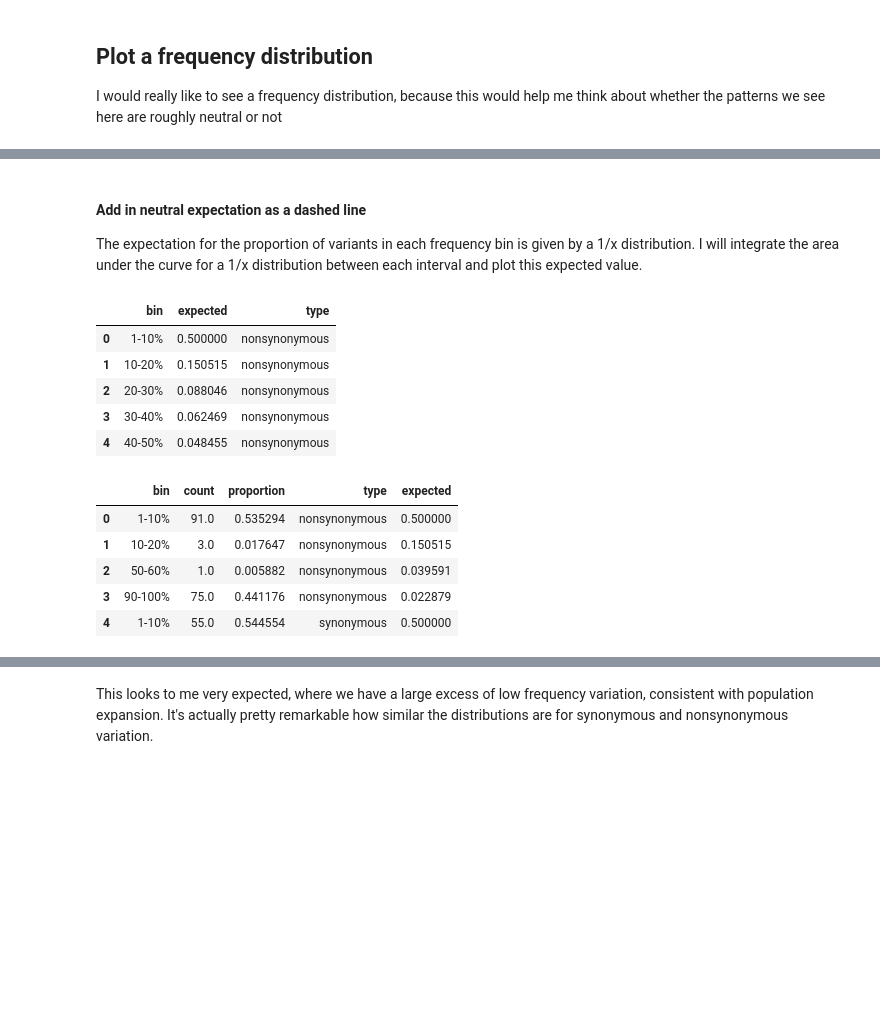
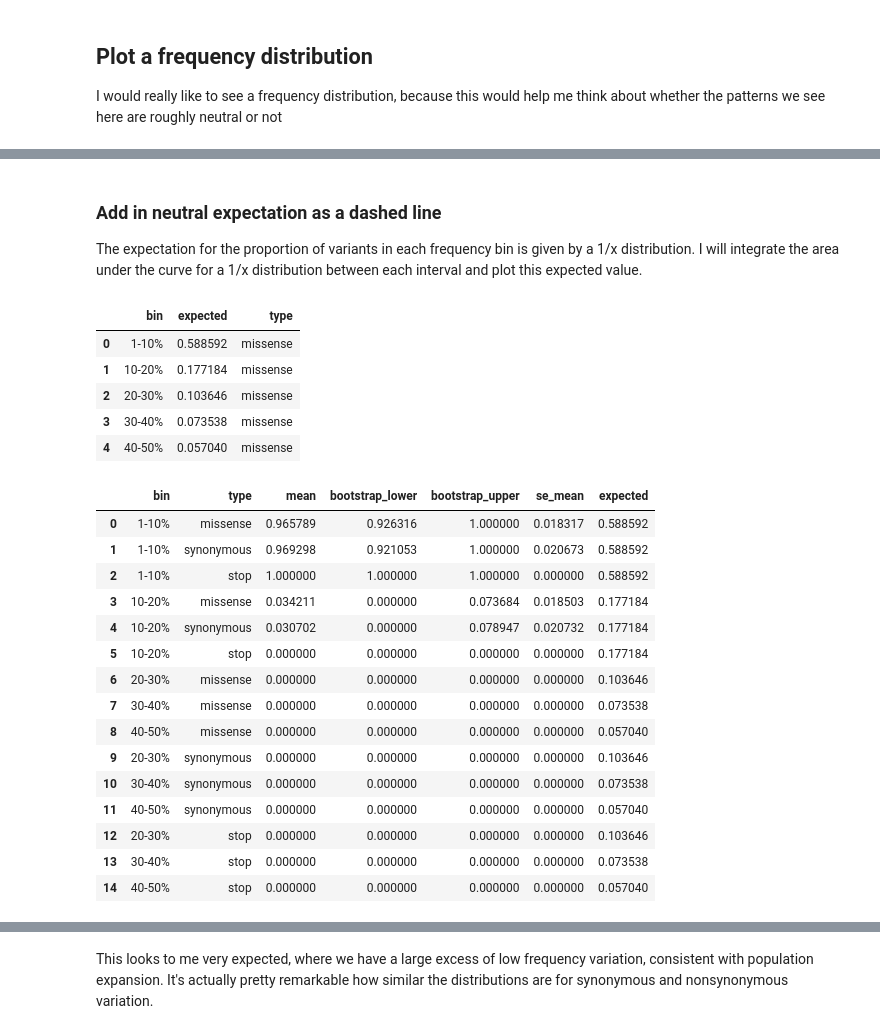
Before and after one commit to lmoncla/ncov-WI-within-host, a Jupyter notebook: scripts/query-within-host-snvs-in-tree.ipynb, the cells around one changed output, grey strips where cells are left out. Saved outputs shown, nothing was run; the diff lists cells and outputs as text; code cells hidden in the pictures; blank space fills up the shorter version.

```diff
--- a/scripts/query-within-host-snvs-in-tree.ipynb
+++ b/scripts/query-within-host-snvs-in-tree.ipynb
@@ -295,0 +334,3 @@ I would really like to see a frequency distribution, because this would help me
+# %%
+freq = generate_counts_df(low_freq_only)
+freq.head()
@@ -322,0 +360,7 @@ freq
+# %%
+def fill_in_missing_values(values,sampling_value):
+    missing_values = sampling_value - len(values)
+
+    for i in range(missing_values):
+        values.append(0.0)
+    return(values)
@@ -322,0 +382,19 @@ freq
+# %%
+iterations = 10000
+freq_spec = pd.DataFrame()
+sampling_value = len(set(snvs_only['strain_name'].tolist()))
+
+for freq_bin in set(freq['bin'].tolist()):
+    for p in set(freq['type'].tolist()):
+
+        d = freq[(freq['bin'] == freq_bin) & (freq['type'] == p)]
+        values = d['proportion'].tolist()
+
+        values = fill_in_missing_values(values,sampling_value)
+        mean = np.asarray(values).mean()
+        a,b,c = bootrap_values(values, iterations, sampling_value)
+
+        # generate dataframe
+        x = pd.DataFrame({"bin":[freq_bin],"type":[p],"mean":[mean],
+                            "bootstrap_lower":[b],"bootstrap_upper":[a],"se_mean":[c]})
+        freq_spec = freq_spec.append(x)
@@ -323,5 +411,5 @@ freq
 # %% [markdown]
-#### Add in neutral expectation as a dashed line
+### Add in neutral expectation as a dashed line
 
 The expectation for the proportion of variants in each frequency bin is given by a 1/x distribution. I will integrate the area under the curve for a 1/x distribution between each interval and plot this expected value.
 # %%
@@ -357,35 +445,49 @@ def return_neutral_expectation(total_area_under_curve, integrals):
 
     return(proportions)
 # %%
-bins = [0.01,0.1,0.2,0.3,0.4,0.5,0.6,0.7,0.8,0.9,1]
+bins = [0.01,0.1,0.2,0.3,0.4,0.5]
+#bins = [0.01,0.1,0.2,0.3,0.4,0.5,0.6,0.7,0.8,0.9,1]
 total_area_under_curve, integrals = return_area_under_curve(bins)
 proportions = return_neutral_expectation(total_area_under_curve, integrals)
-neutral_df = pd.DataFrame({"bin":["1-10%","10-20%","20-30%","30-40%","40-50%","50-60%","60-70%","70-80%","80-90%","90-100%"],"expected":proportions})
+neutral_df = pd.DataFrame({"bin":["1-10%","10-20%","20-30%","30-40%","40-50%"],"expected":proportions})
+#neutral_df = pd.DataFrame({"bin":["1-10%","10-20%","20-30%","30-40%","40-50%","50-60%","60-70%","70-80%","80-90%","90-100%"],"expected":proportions})
 
 types = []
 for i in range(len(neutral_df)):
-    types.append("nonsynonymous")
+    types.append("missense")
 for i in range(len(neutral_df)):
     types.append("synonymous")
+for i in range(len(neutral_df)):
+    types.append("stop")
 
-neutral_df = neutral_df.append(neutral_df)
+neutral_df = neutral_df.append(neutral_df).append(neutral_df)
 neutral_df['type'] = types
 neutral_df.head()
 # %% [output]
 |  | bin | expected | type |
-| 0 | 1-10% | 0.500000 | nonsynonymous |
-| 1 | 10-20% | 0.150515 | nonsynonymous |
-| 2 | 20-30% | 0.088046 | nonsynonymous |
-| 3 | 30-40% | 0.062469 | nonsynonymous |
-| 4 | 40-50% | 0.048455 | nonsynonymous |
+| 0 | 1-10% | 0.588592 | missense |
+| 1 | 10-20% | 0.177184 | missense |
+| 2 | 20-30% | 0.103646 | missense |
+| 3 | 30-40% | 0.073538 | missense |
+| 4 | 40-50% | 0.057040 | missense |
 # %%
-freq1 = freq.merge(neutral_df, on=["bin","type"], how="outer")
+freq1 = freq_spec.merge(neutral_df, on=["bin","type"], how="outer")
 freq1 = freq1.fillna(0)
-freq1.head()
+freq1
 # %% [output]
-|  | bin | count | proportion | type | expected |
-| 0 | 1-10% | 91.0 | 0.535294 | nonsynonymous | 0.500000 |
-| 1 | 10-20% | 3.0 | 0.017647 | nonsynonymous | 0.150515 |
-| 2 | 50-60% | 1.0 | 0.005882 | nonsynonymous | 0.039591 |
-| 3 | 90-100% | 75.0 | 0.441176 | nonsynonymous | 0.022879 |
-| 4 | 1-10% | 55.0 | 0.544554 | synonymous | 0.500000 |
+|  | bin | type | mean | bootstrap_lower | bootstrap_upper | se_mean | expected |
+| 0 | 1-10% | missense | 0.965789 | 0.926316 | 1.000000 | 0.018317 | 0.588592 |
+| 1 | 1-10% | synonymous | 0.969298 | 0.921053 | 1.000000 | 0.020673 | 0.588592 |
+| 2 | 1-10% | stop | 1.000000 | 1.000000 | 1.000000 | 0.000000 | 0.588592 |
+| 3 | 10-20% | missense | 0.034211 | 0.000000 | 0.073684 | 0.018503 | 0.177184 |
+| 4 | 10-20% | synonymous | 0.030702 | 0.000000 | 0.078947 | 0.020732 | 0.177184 |
+| 5 | 10-20% | stop | 0.000000 | 0.000000 | 0.000000 | 0.000000 | 0.177184 |
+| 6 | 20-30% | missense | 0.000000 | 0.000000 | 0.000000 | 0.000000 | 0.103646 |
+| 7 | 30-40% | missense | 0.000000 | 0.000000 | 0.000000 | 0.000000 | 0.073538 |
+| 8 | 40-50% | missense | 0.000000 | 0.000000 | 0.000000 | 0.000000 | 0.057040 |
+| 9 | 20-30% | synonymous | 0.000000 | 0.000000 | 0.000000 | 0.000000 | 0.103646 |
+| 10 | 30-40% | synonymous | 0.000000 | 0.000000 | 0.000000 | 0.000000 | 0.073538 |
+| 11 | 40-50% | synonymous | 0.000000 | 0.000000 | 0.000000 | 0.000000 | 0.057040 |
+| 12 | 20-30% | stop | 0.000000 | 0.000000 | 0.000000 | 0.000000 | 0.103646 |
+| 13 | 30-40% | stop | 0.000000 | 0.000000 | 0.000000 | 0.000000 | 0.073538 |
+| 14 | 40-50% | stop | 0.000000 | 0.000000 | 0.000000 | 0.000000 | 0.057040 |
```
Also changed, not shown: parts of 48 cells of this notebook.
